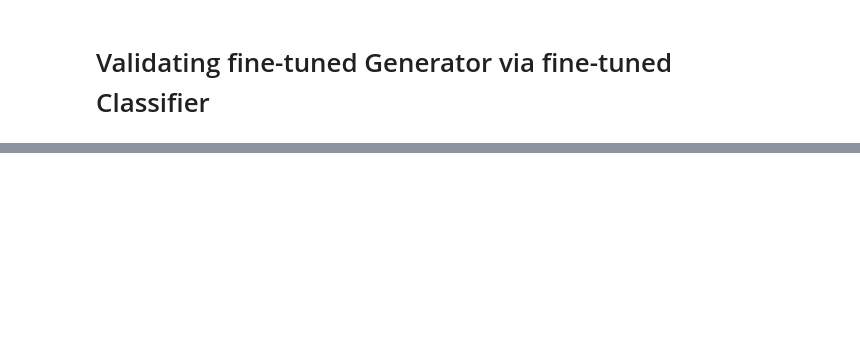
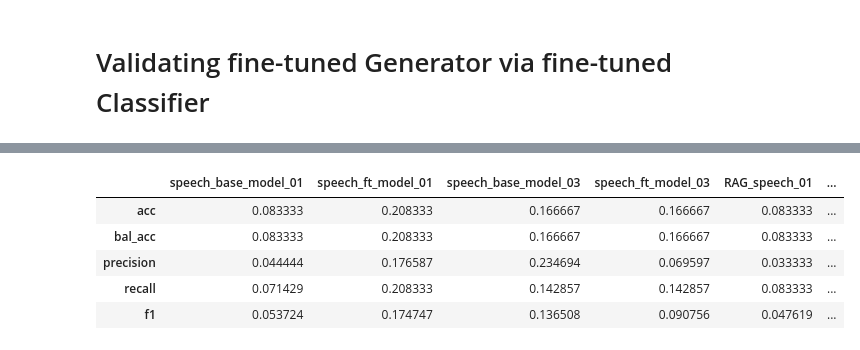
Before and after one commit to EstelleKlevenz/dlss-legis-ex-machina, a Jupyter notebook: code/4.0_validation_via_Classification.ipynb, the cells around one changed output, grey strips where cells are left out. Drawn from its saved outputs; the diff is of its cells as text; code cells hidden in the pictures; blank space fills up the shorter version.

```diff
--- a/code/4.0_validation_via_Classification.ipynb
+++ b/code/4.0_validation_via_Classification.ipynb
@@ -136,0 +363,11 @@ results_val_A = predict_proba_for_dataset(val_data, sorted(label_names))
+# %%
+# compare final results
+final_performance_results_df = pd.DataFrame(final_performance_results)
+final_performance_results_df
+# %% [output]
+|  | speech_base_model_01 | speech_ft_model_01 | speech_base_model_03 | speech_ft_model_03 | RAG_speech_01 | ... |
+| acc | 0.083333 | 0.208333 | 0.166667 | 0.166667 | 0.083333 | ... |
+| bal_acc | 0.083333 | 0.208333 | 0.166667 | 0.166667 | 0.083333 | ... |
+| precision | 0.044444 | 0.176587 | 0.234694 | 0.069597 | 0.033333 | ... |
+| recall | 0.071429 | 0.208333 | 0.142857 | 0.142857 | 0.083333 | ... |
+| f1 | 0.053724 | 0.174747 | 0.136508 | 0.090756 | 0.047619 | ... |
```
Also changed, not shown: parts of 12 cells of this notebook.
